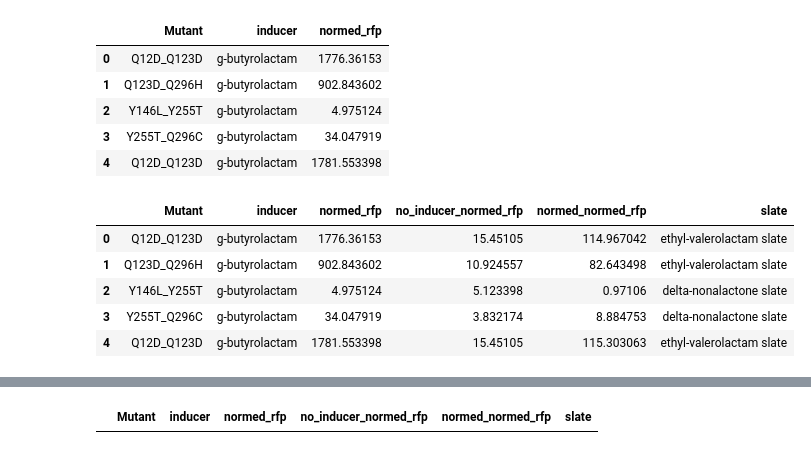
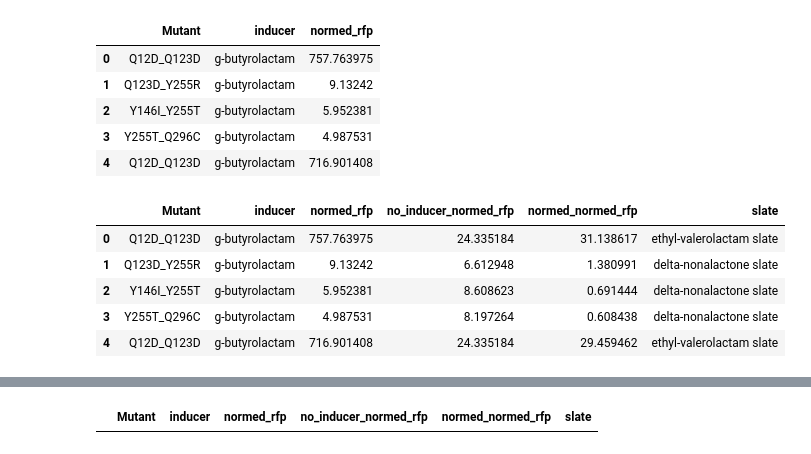
Before and after one commit to JBEI/foldy-internal, a Jupyter notebook: backend/src/notebooks/jacob/oplr_r2/250724_oplr_results.ipynb, the cells around one changed output, grey strips where cells are left out. Cells and saved outputs as stored; diff of their text form; code cells hidden in the pictures.

```diff
--- a/backend/src/notebooks/jacob/oplr_r2/250724_oplr_results.ipynb
+++ b/backend/src/notebooks/jacob/oplr_r2/250724_oplr_results.ipynb
@@ -75,7 +137,7 @@ big_df = pd.DataFrame()
 for sheet_name_prefix in ['Plate 1', 'Plate 2', 'Plate 3', 'Plate 4', 'Plate 5', 'Plate 6', 'Plate 7', 'Plate 8', 'Plate 9', 'Plate 10', 'Plate 11', 'Plate 12']:
     sheet_name = f'{sheet_name_prefix} - Sheet1'
     table_df = pd.read_excel(
-        'notebooks/jacob/oplr_r2/2025.07.18_FolDE_oplR_R2.xlsx',
+        RESULTS_EXCEL_FPATH,
         sheet_name=sheet_name,
         skiprows=38,
         usecols='C:N'
@@ -115,41 +177,43 @@ big_df = big_df[['Mutant', 'inducer', 'normed_rfp']]
 big_df.head()
 # %% [output]
 |  | Mutant | inducer | normed_rfp |
-| 0 | Q12D_Q123D | g-butyrolactam | 1776.36153 |
-| 1 | Q123D_Q296H | g-butyrolactam | 902.843602 |
-| 2 | Y146L_Y255T | g-butyrolactam | 4.975124 |
-| 3 | Y255T_Q296C | g-butyrolactam | 34.047919 |
-| 4 | Q12D_Q123D | g-butyrolactam | 1781.553398 |
+| 0 | Q12D_Q123D | g-butyrolactam | 757.763975 |
+| 1 | Q123D_Y255R | g-butyrolactam | 9.13242 |
+| 2 | Y146I_Y255T | g-butyrolactam | 5.952381 |
+| 3 | Y255T_Q296C | g-butyrolactam | 4.987531 |
+| 4 | Q12D_Q123D | g-butyrolactam | 716.901408 |
 # %%
 no_inducer_df = big_df[big_df.inducer == 'no inducer'].groupby('Mutant').normed_rfp.mean().reset_index().rename(columns={'normed_rfp': 'no_inducer_normed_rfp'})
 final_df = big_df[big_df.inducer != 'no inducer']
 final_df = pd.merge(
     final_df,
     no_inducer_df[['Mutant', 'no_inducer_normed_rfp']],
     left_on='Mutant',
     right_on='Mutant',
     how='left'
 )
 final_df['normed_normed_rfp'] = final_df.normed_rfp / final_df.no_inducer_normed_rfp
 final_df = final_df[~final_df.Mutant.isna()]
 # MUTANTS = ['WT'] + [v for v in final_df.Mutant.unique() if v != 'WT' and not (type(v) == float and np.isnan(v))]
 def get_slate(mutant):
     if mutant == 'WT':
         return 'WT'
     if mutant in cyclohexanone_slate:
         return 'cyclohexanone slate'
     if mutant in ethyl_valerolactam_slate:
         return 'ethyl-valerolactam slate'
-    return 'delta-nonalactone slate'
+    if mutant in delta_nonalactone_slate:
+        return 'delta-nonalactone slate'
+    return 'Prev. Round'
 final_df['slate'] = final_df.Mutant.apply(get_slate)
 final_df.head()
 # %% [output]
 |  | Mutant | inducer | normed_rfp | no_inducer_normed_rfp | normed_normed_rfp | slate |
-| 0 | Q12D_Q123D | g-butyrolactam | 1776.36153 | 15.45105 | 114.967042 | ethyl-valerolactam slate |
-| 1 | Q123D_Q296H | g-butyrolactam | 902.843602 | 10.924557 | 82.643498 | ethyl-valerolactam slate |
-| 2 | Y146L_Y255T | g-butyrolactam | 4.975124 | 5.123398 | 0.97106 | delta-nonalactone slate |
-| 3 | Y255T_Q296C | g-butyrolactam | 34.047919 | 3.832174 | 8.884753 | delta-nonalactone slate |
-| 4 | Q12D_Q123D | g-butyrolactam | 1781.553398 | 15.45105 | 115.303063 | ethyl-valerolactam slate |
+| 0 | Q12D_Q123D | g-butyrolactam | 757.763975 | 24.335184 | 31.138617 | ethyl-valerolactam slate |
+| 1 | Q123D_Y255R | g-butyrolactam | 9.13242 | 6.612948 | 1.380991 | delta-nonalactone slate |
+| 2 | Y146I_Y255T | g-butyrolactam | 5.952381 | 8.608623 | 0.691444 | delta-nonalactone slate |
+| 3 | Y255T_Q296C | g-butyrolactam | 4.987531 | 8.197264 | 0.608438 | delta-nonalactone slate |
+| 4 | Q12D_Q123D | g-butyrolactam | 716.901408 | 24.335184 | 29.459462 | ethyl-valerolactam slate |
 # %%
 final_df.inducer.unique()
 # %% [output]
```
Also changed, not shown: parts of 10 cells of this notebook, 38 other files.
